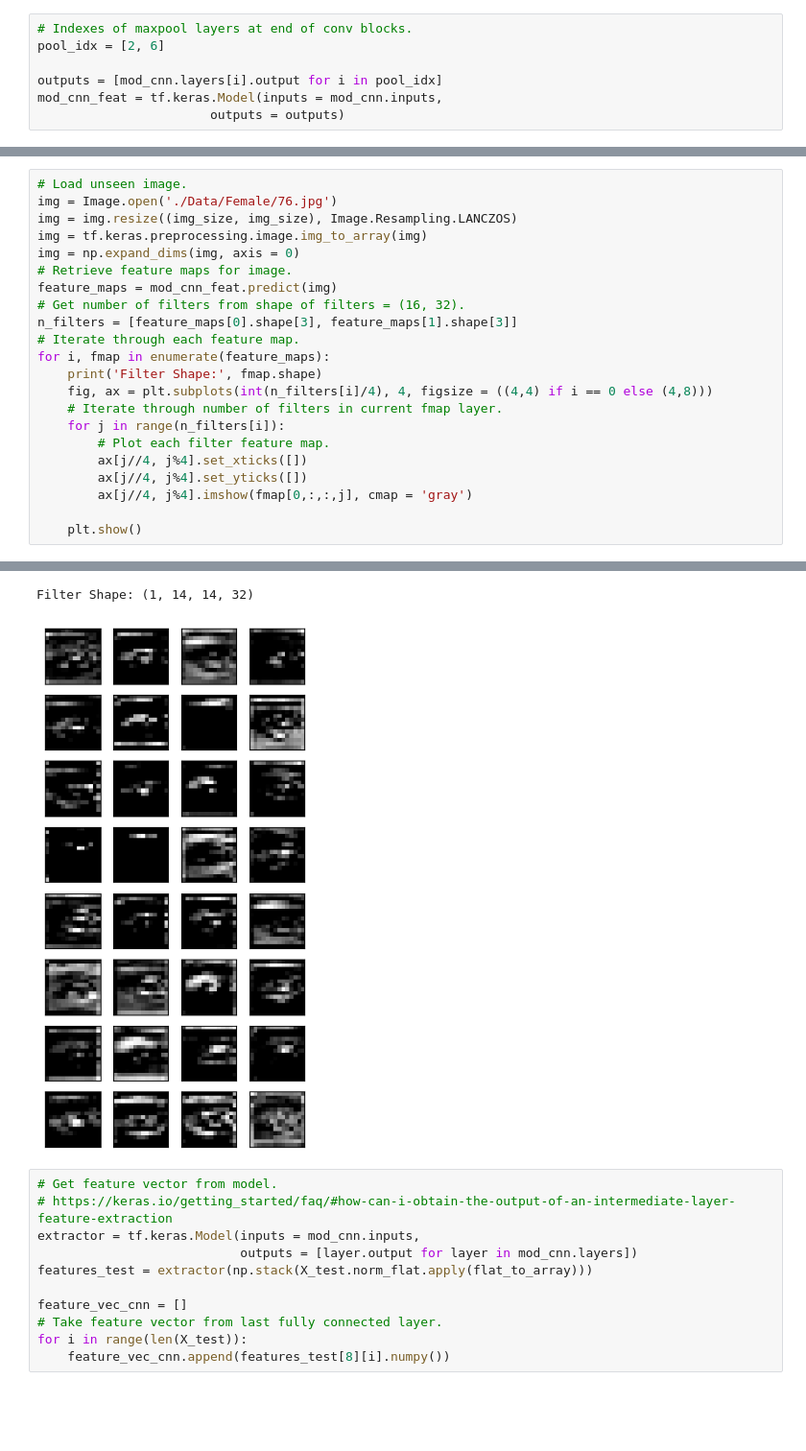
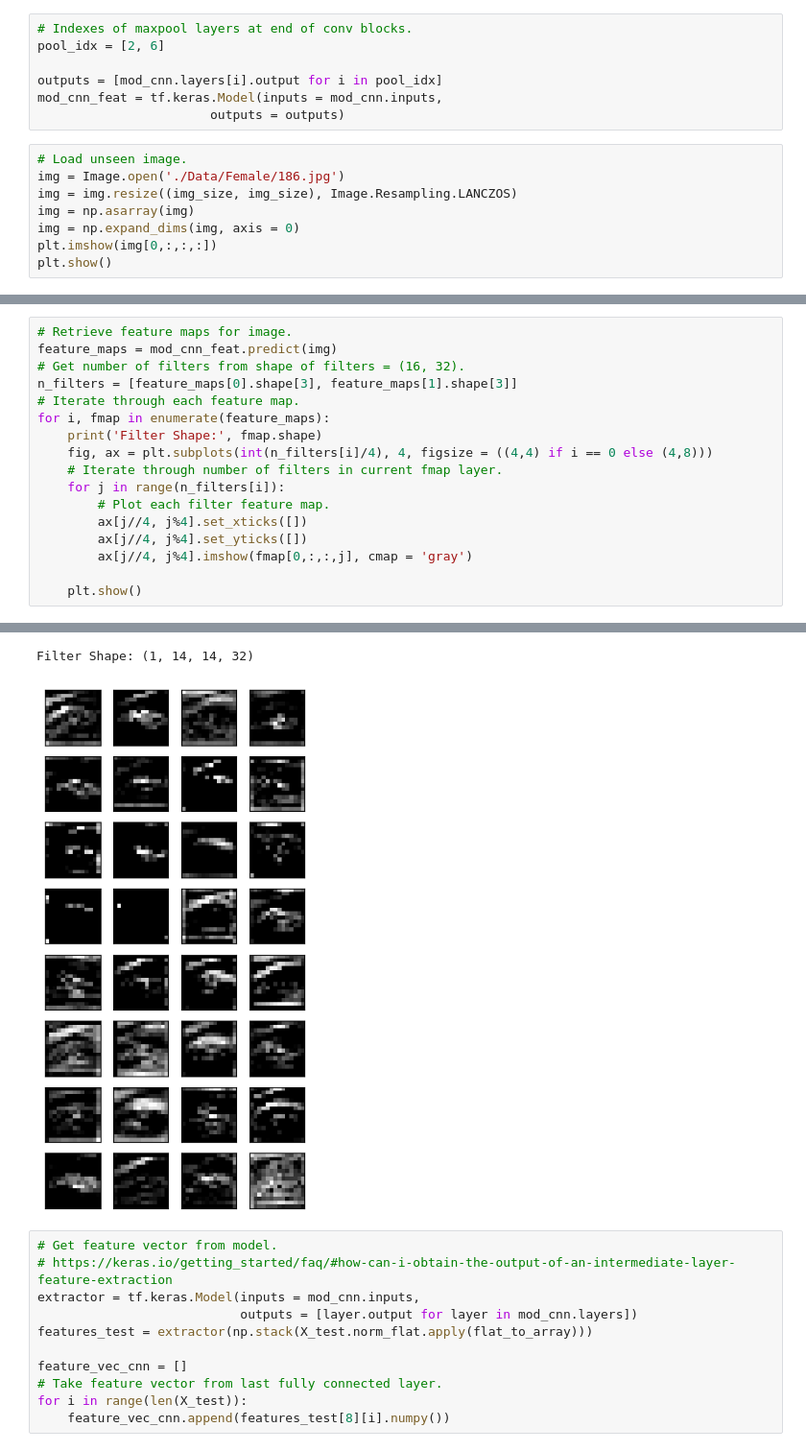
Before and after one commit to chill0121/Periocular_Sex_Classification, a Jupyter notebook: Periocular_Sex_Classification.ipynb, the cells around one changed output, grey strips where cells are left out. Shown at 96% size. Saved outputs shown, nothing was run; the diff lists cells and outputs as text; blank space fills up the shorter version.

```diff
--- a/Periocular_Sex_Classification.ipynb
+++ b/Periocular_Sex_Classification.ipynb
@@ -608,3 +609,11 @@ pool_idx = [2, 6]
 outputs = [mod_cnn.layers[i].output for i in pool_idx]
 mod_cnn_feat = tf.keras.Model(inputs = mod_cnn.inputs,
                        outputs = outputs)
+# %%
+# Load unseen image.
+img = Image.open('./Data/Female/186.jpg')
+img = img.resize((img_size, img_size), Image.Resampling.LANCZOS)
+img = np.asarray(img)
+img = np.expand_dims(img, axis = 0)
+plt.imshow(img[0,:,:,:])
+plt.show()
@@ -611,9 +622,4 @@ mod_cnn_feat = tf.keras.Model(inputs = mod_cnn.inputs,
 # %%
-# Load unseen image.
-img = Image.open('./Data/Female/76.jpg')
-img = img.resize((img_size, img_size), Image.Resampling.LANCZOS)
-img = tf.keras.preprocessing.image.img_to_array(img)
-img = np.expand_dims(img, axis = 0)
 # Retrieve feature maps for image.
 feature_maps = mod_cnn_feat.predict(img)
 # Get number of filters from shape of filters = (16, 32).
@@ -637,5 +643,5 @@ Filter Shape: (1, 28, 28, 16)
 Filter Shape: (1, 14, 14, 32)
-[figure, old version]
+[figure, new version]
 # %%
 # Get feature vector from model.
 # https://keras.io/getting_started/faq/#how-can-i-obtain-the-output-of-an-intermediate-layer-feature-extraction
```
Also changed, not shown: parts of 3 cells of this notebook.
